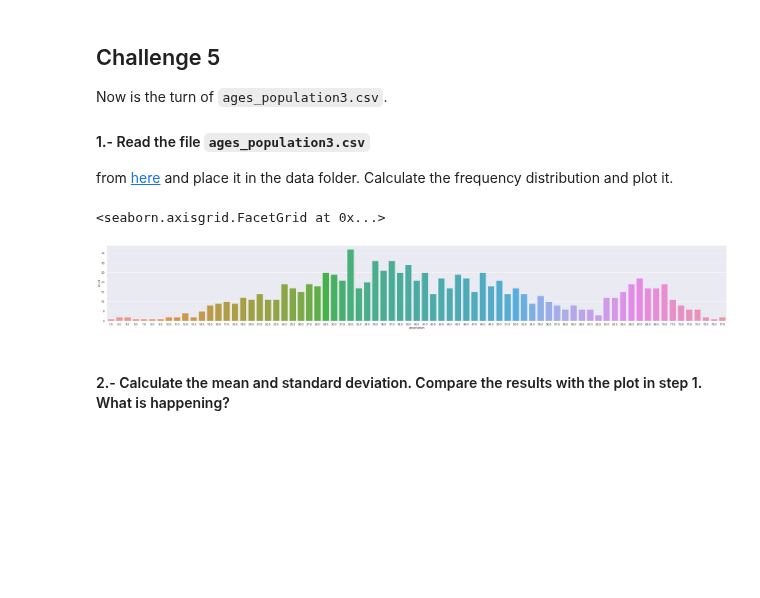
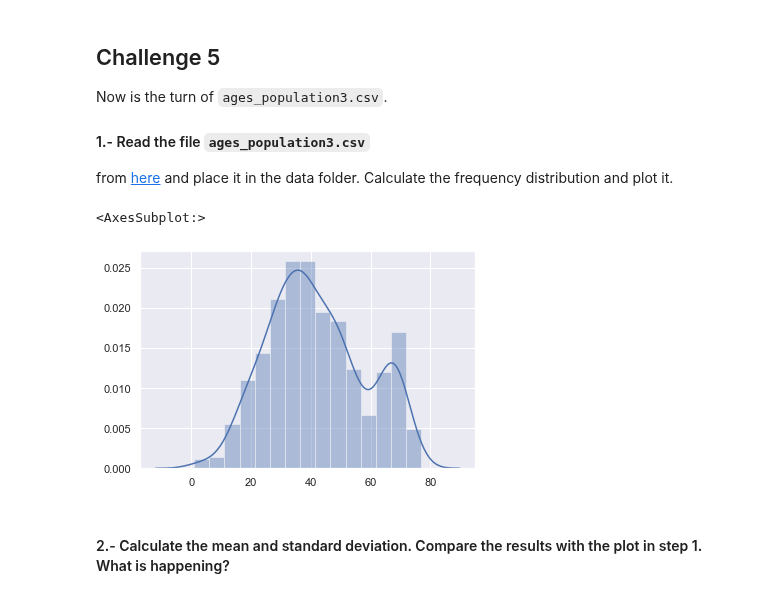
Before and after one commit to paoloironhack/data_analytics062020, a Jupyter notebook: labs/module_2/Descriptive-Stats/your-code/main.ipynb, the cells around one changed output. Drawn from its saved outputs; the diff is of its cells as text; code cells hidden in the pictures; blank space fills up the shorter version.

```diff
--- a/labs/module_2/Descriptive-Stats/your-code/main.ipynb
+++ b/labs/module_2/Descriptive-Stats/your-code/main.ipynb
@@ -353,0 +328,9 @@ sns.catplot(data=ages_2,x="observation",kind="count",aspect=3)
+# %%
+# your code here
+ages_2 = pd.read_csv("../data/ages_population2.csv")
+sns.distplot(ages,bins=15)
+sns.set()
+plt.grid(True,c="k")
+plt.xlabel("Age",size=20)
+plt.ylabel("Percentage",size=20)
+plt.title("Age Population",size=25,fontweight="bold",pad=15)
@@ -387,10 +373,10 @@ from [here](https://drive.google.com/file/d/1knUGLeVUADYUXYqq_Ap48oTtLKkjHCNv/vi
 # %%
 # your code here
 ages_3 = pd.read_csv("../data/ages_population3.csv")
-sns.catplot(data=ages_3,kind="count",x="observation",aspect=7)
+sns.distplot(ages_3,bins=15)
 # %% [output]
-<seaborn.axisgrid.FacetGrid at 0x...>
+<AxesSubplot:>
-[figure, old version]
+[figure, new version]
 # %% [markdown]
 #### 2.- Calculate the mean and standard deviation. Compare the results with the plot in step 1. What is happening?
 # %%
```
Also changed, not shown: parts of 20 cells of this notebook.
